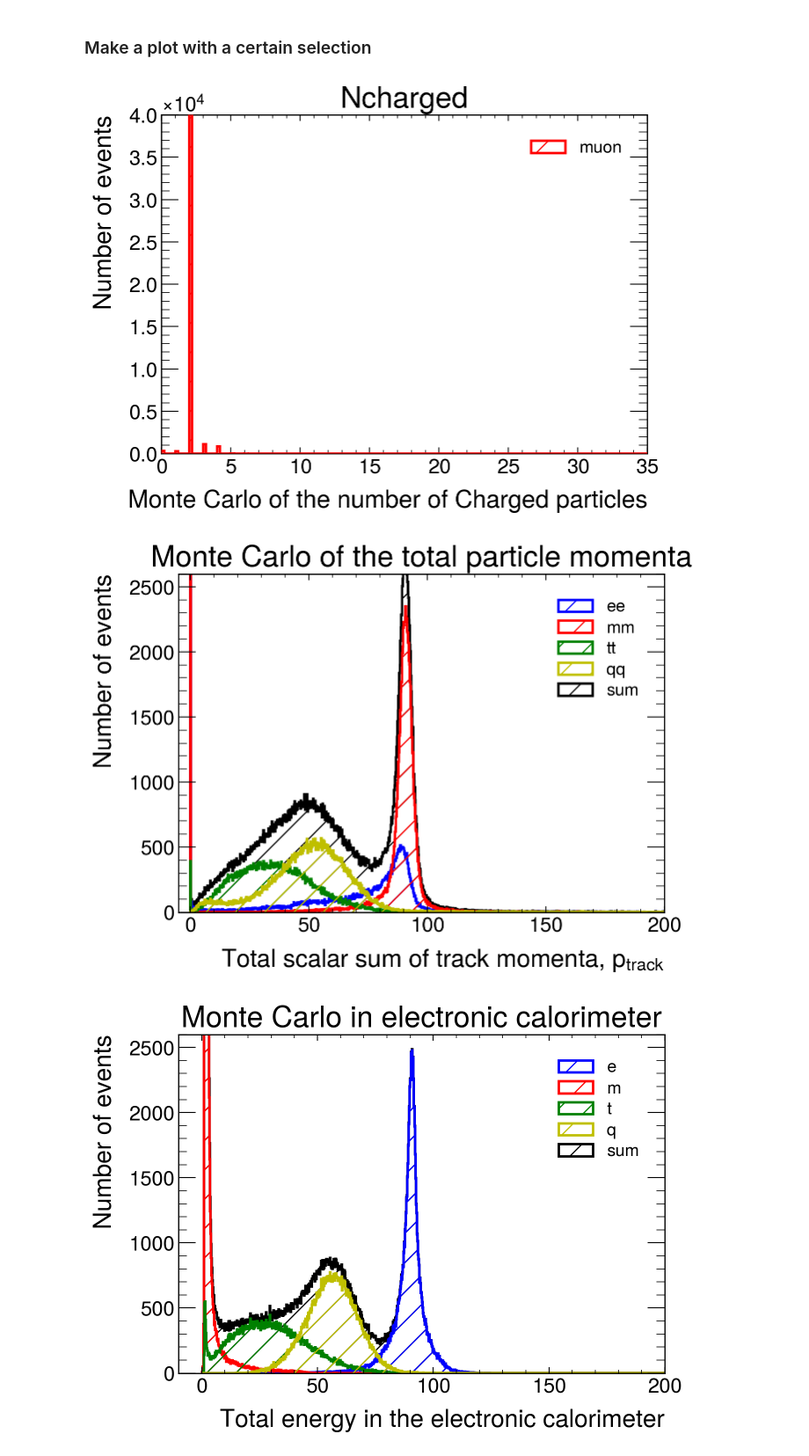
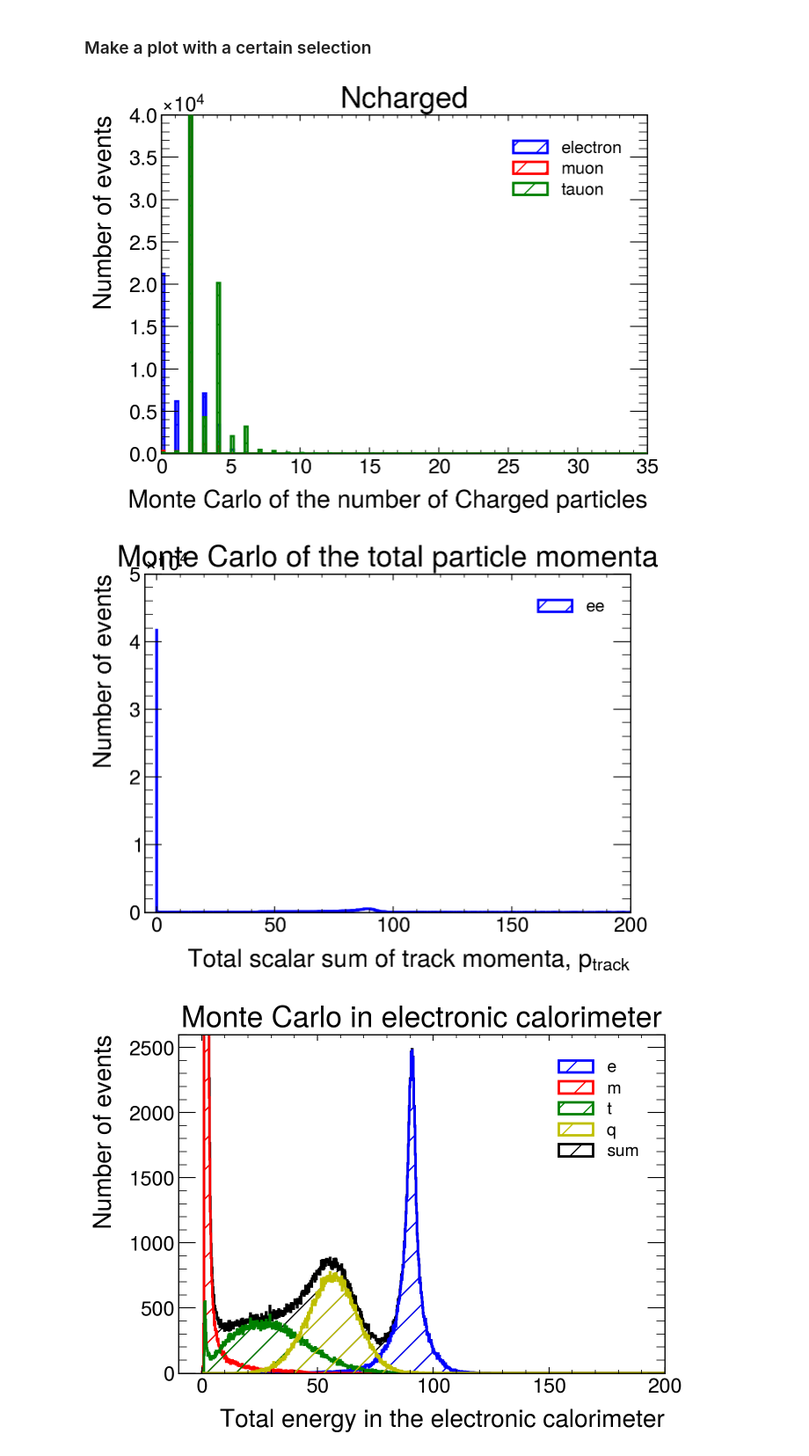
Before and after one commit to lukasg96/z0-precisionmeasurement, a Jupyter notebook: z0_experiment.ipynb, the cells around one changed output. Shown at 88% size. Cells and saved outputs as stored; diff of their text form; code cells hidden in the pictures.

```diff
--- a/z0_experiment.ipynb
+++ b/z0_experiment.ipynb
@@ -161,9 +157,9 @@ plt.figure(figsize=(7,5))
 
 #bin_content, bin_edges, _ = plt.hist(pchar[mymask], bins=1000, range=(0.,200.), histtype='step',  linewidth=2, edgecolor='b', hatch='/', label='Pcharged')
 
-#bin_content, bin_edges, _ = plt.hist(nchares[0], bins=1000, range=(0.,200.), histtype='step',  linewidth=2, edgecolor='b', hatch='/', label='electron', zorder=2)
+bin_content, bin_edges, _ = plt.hist(nchares[0], bins=1000, range=(0.,200.), histtype='step',  linewidth=2, edgecolor='b', hatch='/', label='electron', zorder=2)
 bin_content, bin_edges, _ = plt.hist(nchares[1], bins=1000, range=(0.,200.), histtype='step',  linewidth=2, edgecolor='r', hatch='/', label='muon', zorder=3)
-#bin_content, bin_edges, _ = plt.hist(nchares[2], bins=1000, range=(0.,200.), histtype='step',  linewidth=2, edgecolor='g', hatch='/', label='tauon', zorder=5)
+bin_content, bin_edges, _ = plt.hist(nchares[2], bins=1000, range=(0.,200.), histtype='step',  linewidth=2, edgecolor='g', hatch='/', label='tauon', zorder=5)
 #bin_content, bin_edges, _ = plt.hist(nchares[3], bins=1000, range=(0.,200.), histtype='step',  linewidth=2, edgecolor='y', hatch='/', label='hadronic', zorder=4)
 #bin_content, bin_edges, _ = plt.hist(nchares[4], bins=1000, range=(0.,200.), histtype='step',  linewidth=2, edgecolor='black', hatch='/', label='sum', zorder=1)
 
@@ -187,41 +183,41 @@ plt.xlabel('Monte Carlo of the number of Charged particles')
 plt.ylabel('Number of events')
 plt.show()
 # %% [output]
-[figure, old version]
+[figure, new version]
 # %%
 plt.style.use(mplhep.style.ATLAS) # You can load ATLAS/CMS/ALICE plot style
 plt.figure(figsize=(7,5))
 
 #bin_content, bin_edges, _ = plt.hist(pchar[mymask], bins=1000, range=(0.,200.), histtype='step',  linewidth=2, edgecolor='b', hatch='/', label='Pcharged')
 
 bin_content, bin_edges, _ = plt.hist(pchares[0], bins=1000, range=(0.,200.), histtype='step',  linewidth=2, edgecolor='b', hatch='/', label='ee')
-bin_content, bin_edges, _ = plt.hist(pchares[1], bins=1000, range=(0.,200.), histtype='step',  linewidth=2, edgecolor='r', hatch='/', label='mm')
-bin_content, bin_edges, _ = plt.hist(pchares[2], bins=1000, range=(0.,200), histtype='step',  linewidth=2, edgecolor='g', hatch='/', label='tt')
-bin_content, bin_edges, _ = plt.hist(pchares[3], bins=1000, range=(0.,200.), histtype='step',  linewidth=2, edgecolor='y', hatch='/', label='qq')
-bin_content, bin_edges, _ = plt.hist(pchares[4], bins=1000, range=(0.,200.), histtype='step',  linewidth=2, edgecolor='black', hatch='/', label='sum', zorder=1)
+#bin_content, bin_edges, _ = plt.hist(pchares[1], bins=1000, range=(0.,200.), histtype='step',  linewidth=2, edgecolor='r', hatch='/', label='mm')
+#bin_content, bin_edges, _ = plt.hist(pchares[2], bins=1000, range=(0.,200), histtype='step',  linewidth=2, edgecolor='g', hatch='/', label='tt')
+#bin_content, bin_edges, _ = plt.hist(pchares[3], bins=1000, range=(0.,200.), histtype='step',  linewidth=2, edgecolor='y', hatch='/', label='qq')
+#bin_content, bin_edges, _ = plt.hist(pchares[4], bins=1000, range=(0.,200.), histtype='step',  linewidth=2, edgecolor='black', hatch='/', label='sum', zorder=1)
 
 
 mid = 0.5*(bin_edges[1:] + bin_edges[:-1]) #Calculate midpoint of the bars
 
 error_sizes = np.sqrt(bin_content)
 
 #plt.errorbar(mid, bin_content, yerr=error_sizes, fmt='none', label='Errors')
 ### When producing an histogram, you can store the bin content and the edges of the bins in
 ###'bin_content', and 'bin_edges'
 #print(bin_content)
 #print(bin_edges)
 
 ### Show the plot on screen
 plt.legend()
 plt.title('Monte Carlo of the total particle momenta')
 #plt.xlim(-5,130.)
 plt.xlim(-5,200)
-plt.ylim(0,2.6e3)
+plt.ylim(0,0.5e5)
 plt.xlabel('Total scalar sum of track momenta, $p_{track}$')
 plt.ylabel('Number of events')
 plt.show()
 # %% [output]
-[figure, old version]
+[figure, new version]
 # %%
 plt.style.use(mplhep.style.ATLAS) # You can load ATLAS/CMS/ALICE plot style
 plt.figure(figsize=(7,5))
```
Also changed, not shown: parts of 23 cells of this notebook.
